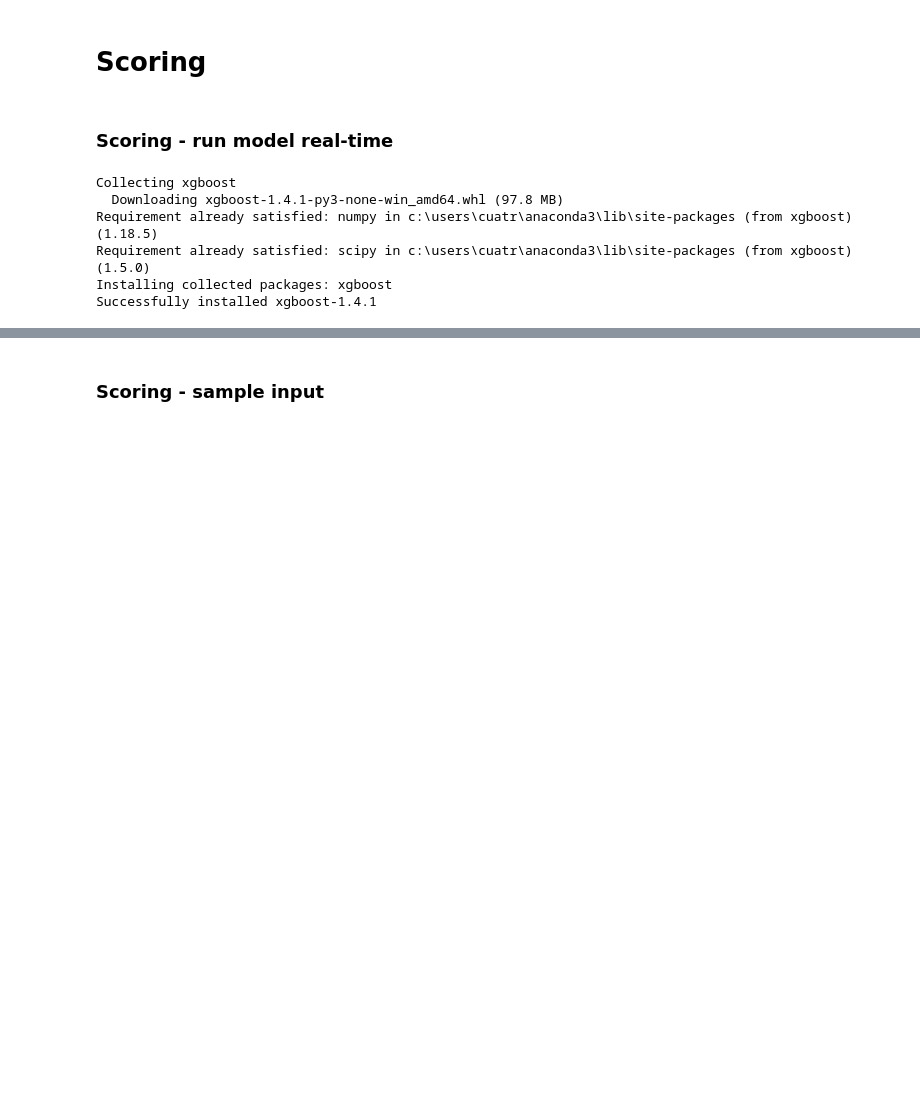
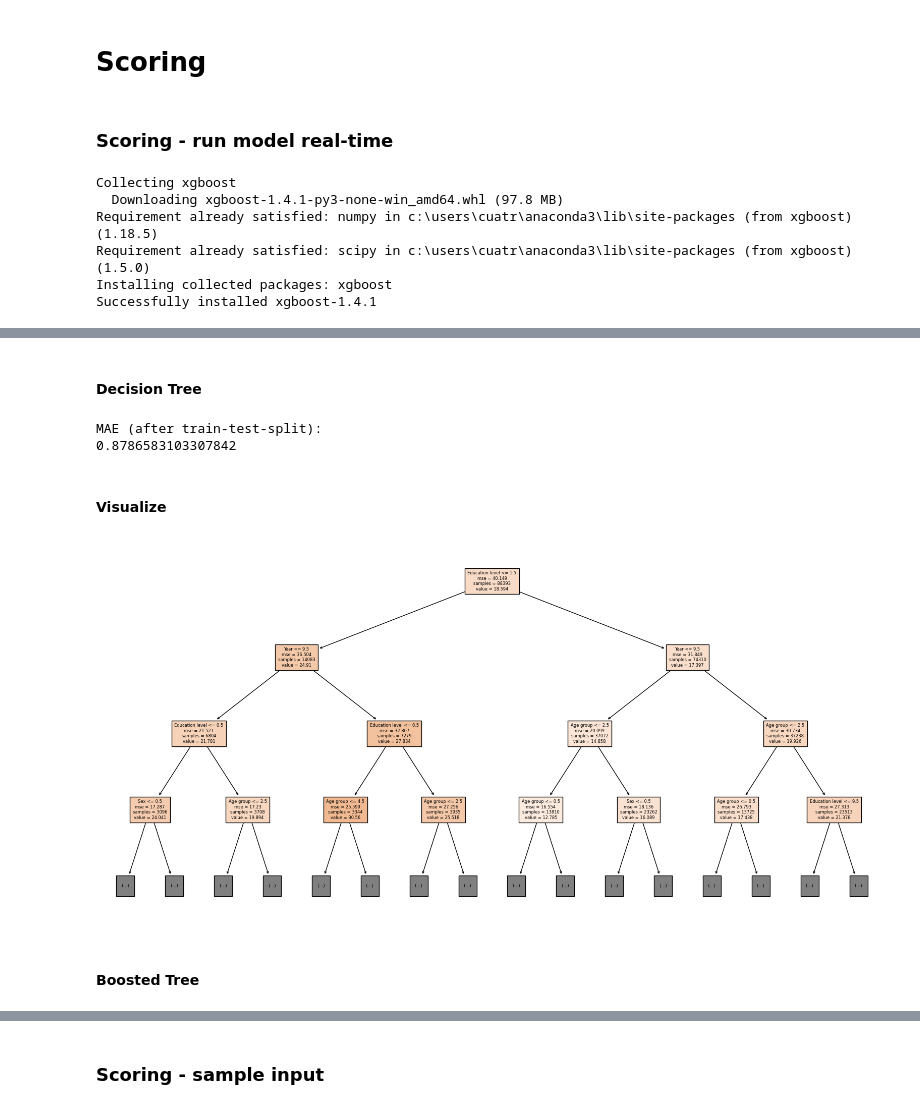
Before and after one commit to cuatro444/Canadian-Wages-Hackathon, a Jupyter notebook: CanadianWages.ipynb, the cells around one changed output, grey strips where cells are left out. Cells and saved outputs as stored; diff of their text form; code cells hidden in the pictures; blank space fills up the shorter version.

```diff
--- a/CanadianWages.ipynb
+++ b/CanadianWages.ipynb
@@ -469,0 +446,8 @@ Wall time: 1min 8s
+# %%
+# Split into X and y
+le = LabelEncoder()
+y = dataHourlyEmp['Value']
+tempyear = dataHourlyEmp['Year']
+X = dataHourlyEmp.drop(columns = ['Value', 'Wages', 'Year']).apply(le.fit_transform)
+X['Year'] = tempyear
+X_train, X_test, y_train, y_test = train_test_split(X, y, test_size=.2, random_state = 1)
@@ -469,0 +554,30 @@ Wall time: 1min 8s
+# %% [markdown]
+#### Decision Tree
+# %%
+# Define
+model_DT = DecisionTreeRegressor()
+
+# Fit
+model_DT.fit(X_train, y_train)
+
+# Predict
+y_test_pred = model_DT.predict(X_test)
+
+# Evaluate
+mae = mean_absolute_error(y_test, y_test_pred)
+
+print('MAE (after train-test-split):')
+print(mae)
+# %% [output]
+MAE (after train-test-split):
+0.8786583103307842
+# %% [markdown]
+#### Visualize
+# %%
+plt.figure(figsize=(20,10), dpi=100)
+plot_tree(model_DT, max_depth=3, feature_names=X.columns, fontsize=6, filled=True)
+plt.show()
+# %% [output]
+[figure, added]
+# %% [markdown]
+#### Boosted Tree
```
Also changed, not shown: parts of 15 cells of this notebook.
